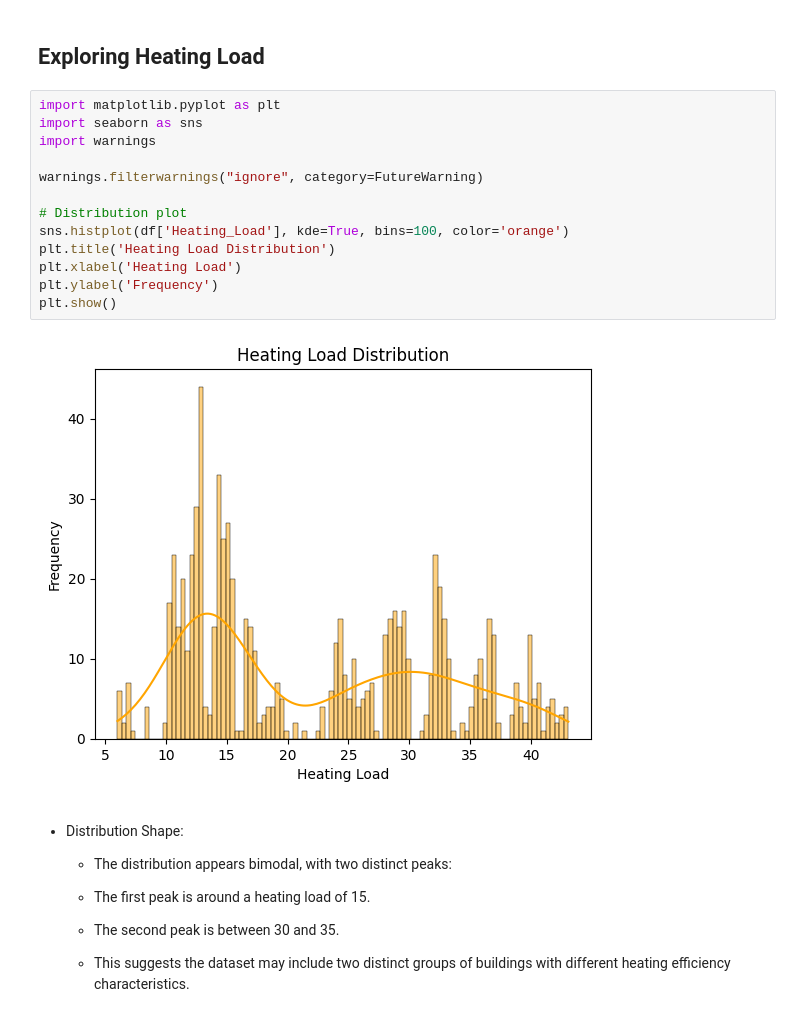
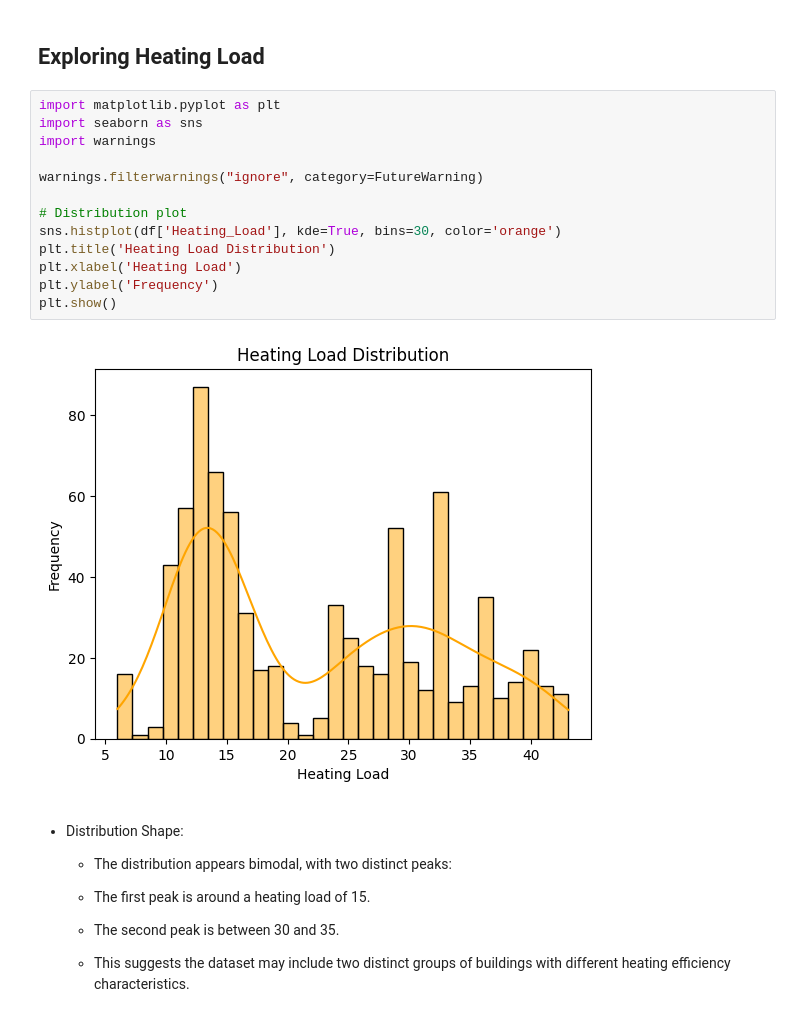
Before and after one commit to ameygawade/DataScience-Kaggle-Energy-efficiency-classification, a Jupyter notebook: multi-ouput-classification-energy-efficiency.ipynb, the cells around one changed output. Saved outputs shown, nothing was run; the diff lists cells and outputs as text.

```diff
--- a/multi-ouput-classification-energy-efficiency.ipynb
+++ b/multi-ouput-classification-energy-efficiency.ipynb
@@ -98,18 +109,18 @@ dtype: int64
 # %%
 import matplotlib.pyplot as plt
 import seaborn as sns
 import warnings
 
 warnings.filterwarnings("ignore", category=FutureWarning)
 
 # Distribution plot
-sns.histplot(df['Heating_Load'], kde=True, bins=100, color='orange')
+sns.histplot(df['Heating_Load'], kde=True, bins=30, color='orange')
 plt.title('Heating Load Distribution')
 plt.xlabel('Heating Load')
 plt.ylabel('Frequency')
 plt.show()
 # %% [output]
-[figure, old version]
+[figure, new version]
 # %% [markdown]
 * Distribution Shape:
 
```
Also changed, not shown: parts of 46 cells of this notebook.
